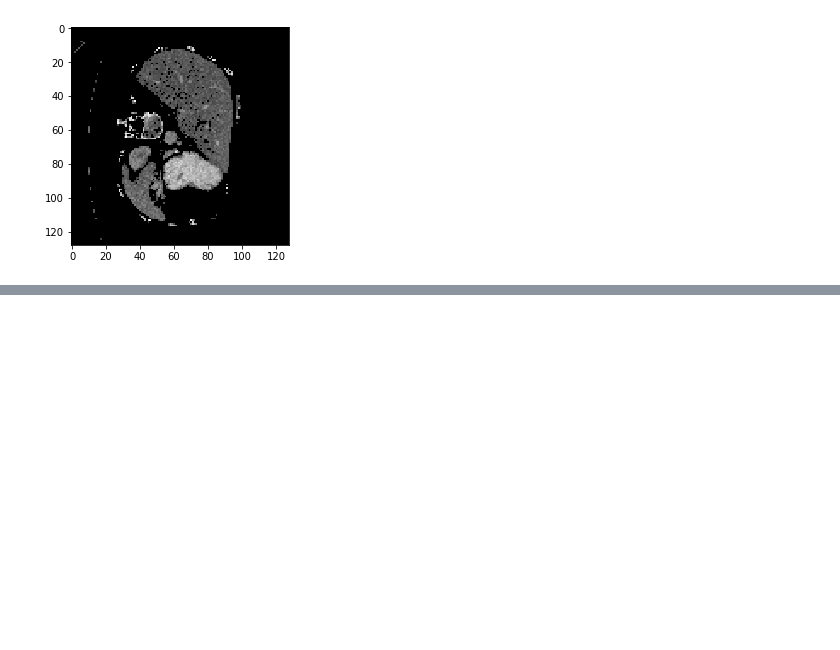
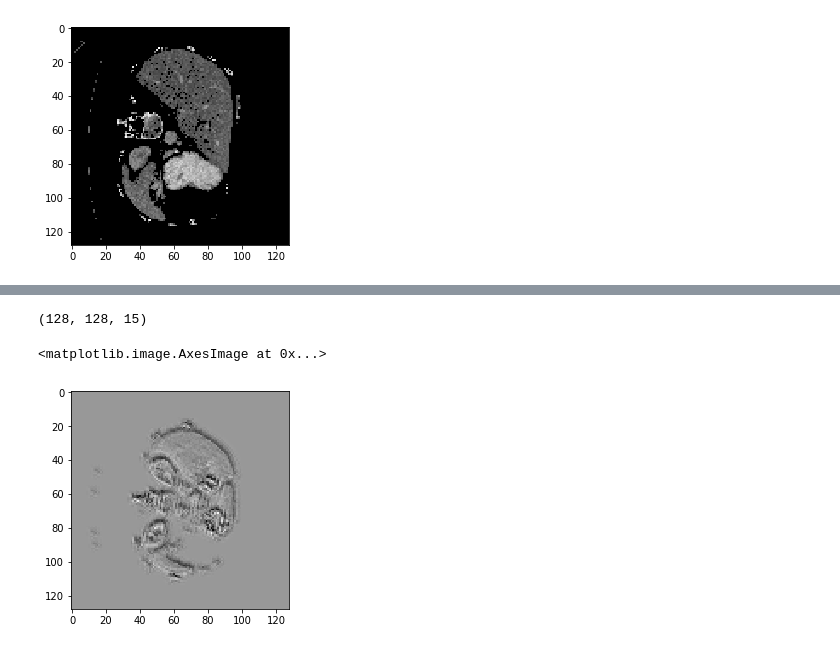
Before and after one commit to epvienneau/spleen_segmentation, a Jupyter notebook: debugging.ipynb, the cells around one changed output, grey strips where cells are left out. Cells and saved outputs as stored; diff of their text form; code cells hidden in the pictures; blank space fills up the shorter version.

```diff
--- a/debugging.ipynb
+++ b/debugging.ipynb
@@ -44,0 +61,22 @@ plt.imshow(windowed_img, cmap='gray')
+# %%
+import os
+from utils import save
+img_folder = 'data/testing/slices/pred/'
+out_folder = 'data/testing/results/'
+img_id = 'img0077.nii.gz'
+img_slices = [item for item in os.listdir(img_folder) if img_id[0:-7] in item]
+num_slices = len(img_slices)
+vol_img = np.zeros((128, 128, num_slices))
+for index, item in zip(range(num_slices), img_slices):
+    img=nib.load(img_folder+item).get_fdata()
+    vol_img[:,:,index] = img
+save(vol_img, out_folder+img_id)
+# %%
+result = nib.load('data/testing/results/img0077.nii.gz').get_fdata()
+print(np.shape(result))
+%matplotlib inline
+plt.imshow(result[:,:, 4], cmap='gray')
+# %% [output]
+(128, 128, 15)
+<matplotlib.image.AxesImage at 0x...>
+[figure, added]
```
Also changed, not shown: parts of 2 cells of this notebook, 2 other files.
